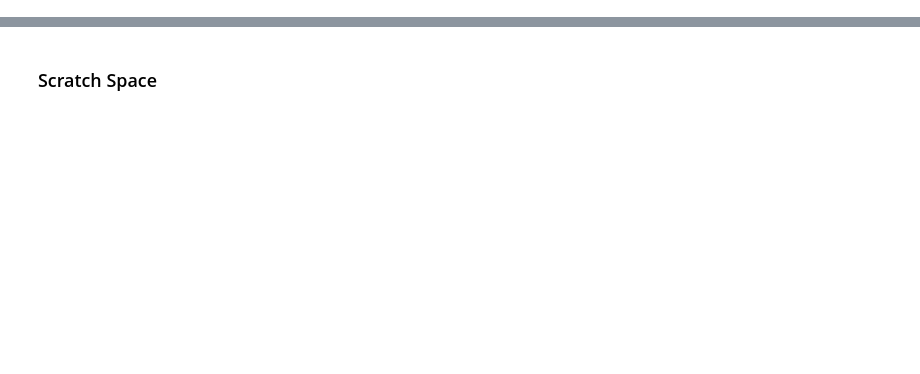
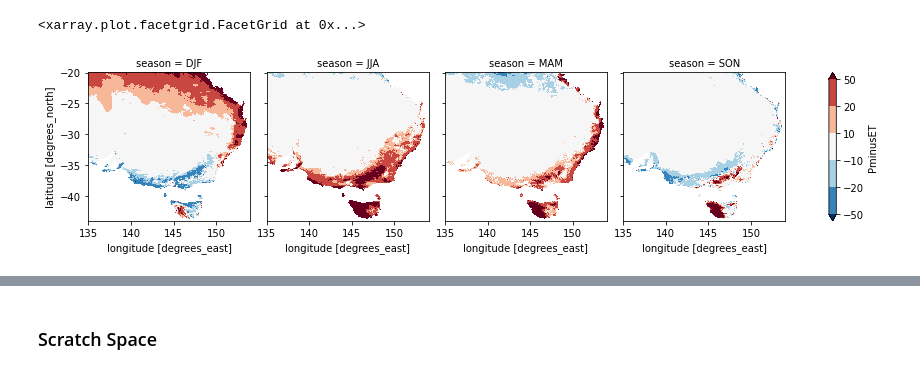
Before and after one commit to anjanadevanand/drought_2017to2019, a Jupyter notebook: PminusE.ipynb, the cells around one changed output, grey strips where cells are left out. Saved outputs shown, nothing was run; the diff lists cells and outputs as text; code cells hidden in the pictures; blank space fills up the shorter version.

```diff
--- a/PminusE.ipynb
+++ b/PminusE.ipynb
@@ -49,0 +21,5 @@ Data variables:
+# %%
+precip_dir = '/g/data/w97/ad9701/drought_2017to2020/precip_data/'
+
+agcd_file = 'agcd_monthly_1900_2020.nc'
+ds_agcd = xr.open_dataset(precip_dir + agcd_file)
@@ -49,0 +31,37 @@ Data variables:
+# %%
+et_dir = '/g/data/w97/ad9701/drought_2017to2020/ET_data/'
+
+awra_file = 'etot_awra_monthly_1911_2022.nc'
+ds_awra = xr.open_dataset(et_dir + awra_file)
+
+lat_new = np.float32(ds_awra['lat'])
+lon_new = np.float32(ds_awra['lon'])
+ds_awra = ds_awra.assign_coords({'lat': lat_new, 'lon': lon_new})
+ds_awra = ds_awra.reindex(lat=ds_awra.lat[::-1])
+# %%
+import pandas as pd
+time_new_et = pd.to_datetime(ds_awra['time']).to_period('M').to_timestamp()
+ds_awra = ds_awra.assign_coords({'time': time_new_et})
+
+time_new_p = pd.to_datetime(ds_agcd['time']).to_period('M').to_timestamp()
+ds_agcd = ds_agcd.assign_coords({'time': time_new_p})
+# %%
+time_slice = slice('1911-01-01', '2020-05-31')
+lat_slice = slice(-44, -20)
+lon_slice = slice(135, 154)
+
+# to use as a mask to subset the land grids
+da_etot_mean = ds_awra['etot'].sel(time = time_slice, lat = lat_slice, lon = lon_slice).mean('time')
+
+da_P_sel = ds_agcd['precip'].sel(time = time_slice, lat = lat_slice, lon = lon_slice)
+da_et_sel = ds_awra['etot'].sel(time = time_slice, lat = lat_slice, lon = lon_slice).where(da_etot_mean>0)
+
+da_PminusET = da_P_sel - da_et_sel
+
+attrs_dict = {'precip_file': '/g/data/w97/ad9701/drought_2017to2020/precip_data/agcd_monthly_1900_2020.nc',
+             'et_file': '/g/data/w97/ad9701/drought_2017to2020/ET_data/etot_awra_monthly_1911_2022.nc'}
+
+da_PminusET = da_PminusET.rename('PminusET').assign_attrs(attrs_dict)
+da_PminusET
+
+#.to_netcdf(main_dir + 'PminusPET/PminusPET_awra_monthly_1911_2020.nc')
@@ -49,0 +86,5 @@ Data variables:
+# %%
+da_PminusET.groupby('time.season').mean('time').plot(col='season', col_wrap=4, levels=[-50, -20, -10, 10, 20, 50])
+# %% [output]
+<xarray.plot.facetgrid.FacetGrid at 0x...>
+[figure, added]
```
Also changed, not shown: parts of 73 cells of this notebook, 6 other files.
